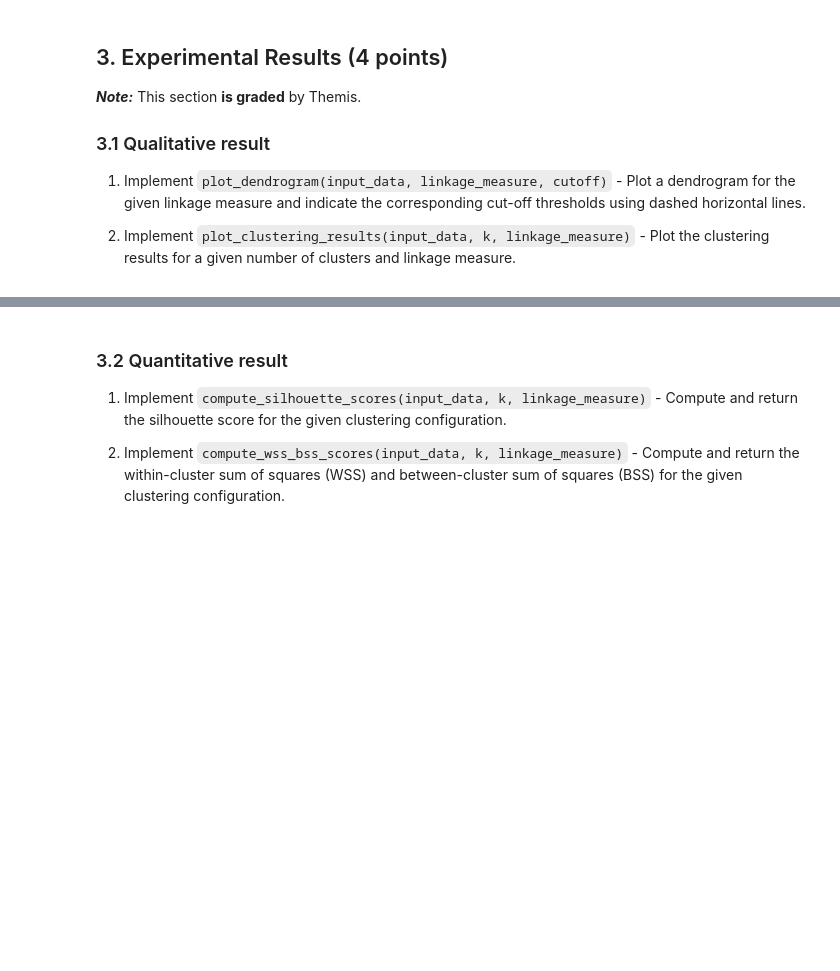
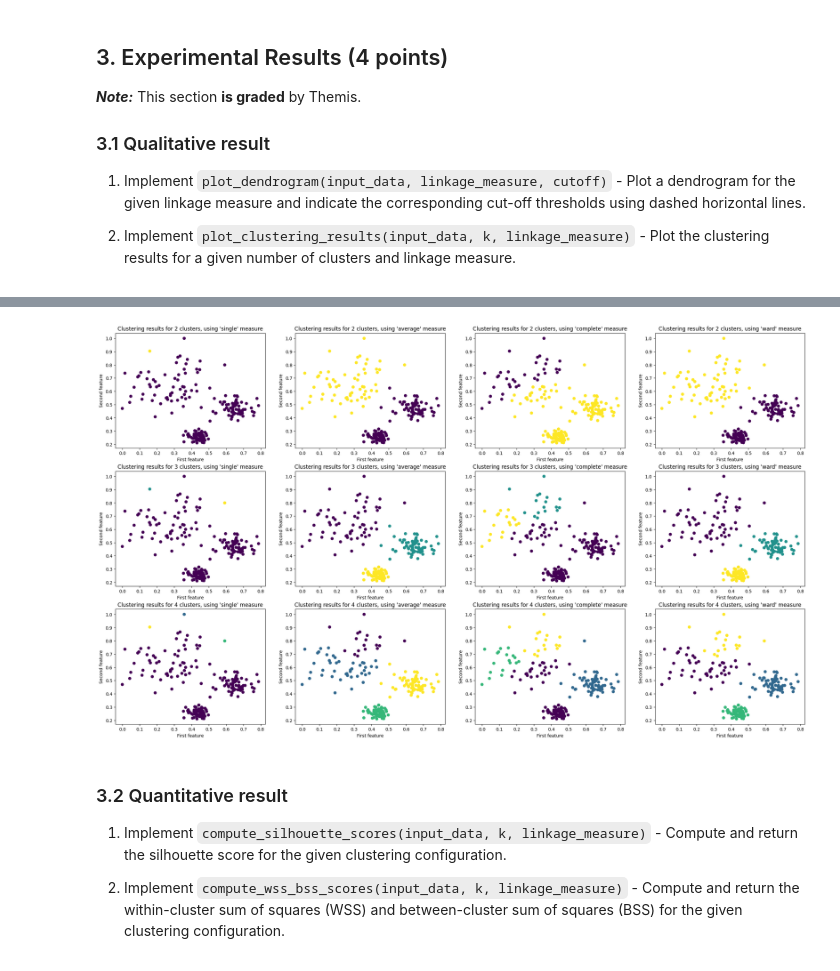
Before and after one commit to TheKingBlue/IntroductionToML, a Jupyter notebook: Assignment2/Assignment2.ipynb, the cells around one changed output, grey strips where cells are left out. Cells and saved outputs as stored; diff of their text form; code cells hidden in the pictures; blank space fills up the shorter version.

```diff
--- a/Assignment2/Assignment2.ipynb
+++ b/Assignment2/Assignment2.ipynb
@@ -249,7 +249,9 @@ def plot_clustering_results(input_data, k, linkage_measure):
     labels = all_labels[k][linkage_measure]
     x, y = zip(*input_data)
 
-    plt.scatter(x, y, c = labels)
+    fig = plt.scatter(x, y, c = labels)
     plt.title(f"Clustering results for {k} clusters, using '{linkage_measure}' measure")
     plt.xlabel("First feature")
     plt.ylabel("Second feature")
+
+    return fig
@@ -256,3 +265,13 @@ def plot_clustering_results(input_data, k, linkage_measure):
+# %%
+plt.figure(figsize=(28, 16))
+i = 1
+for k in clusters_K:
+    for m in linkage_measures:
+        plt.subplot(3, 4, i)
+        plot_clustering_results(data, k, m)
+        i += 1
+# %% [output]
+[figure, added]
 # %% [markdown]
 ### 3.2 Quantitative result
 
```
Also changed, not shown: parts of 1 cell of this notebook.
